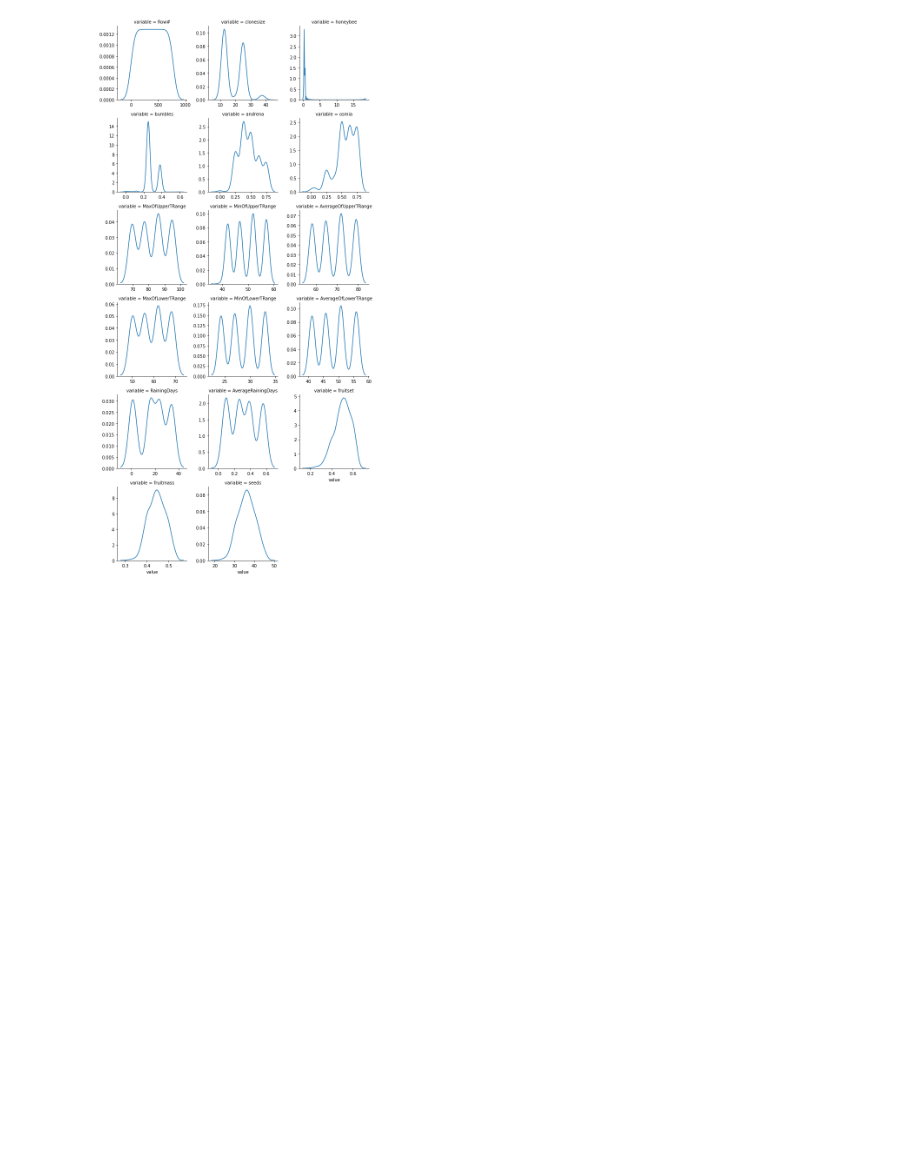
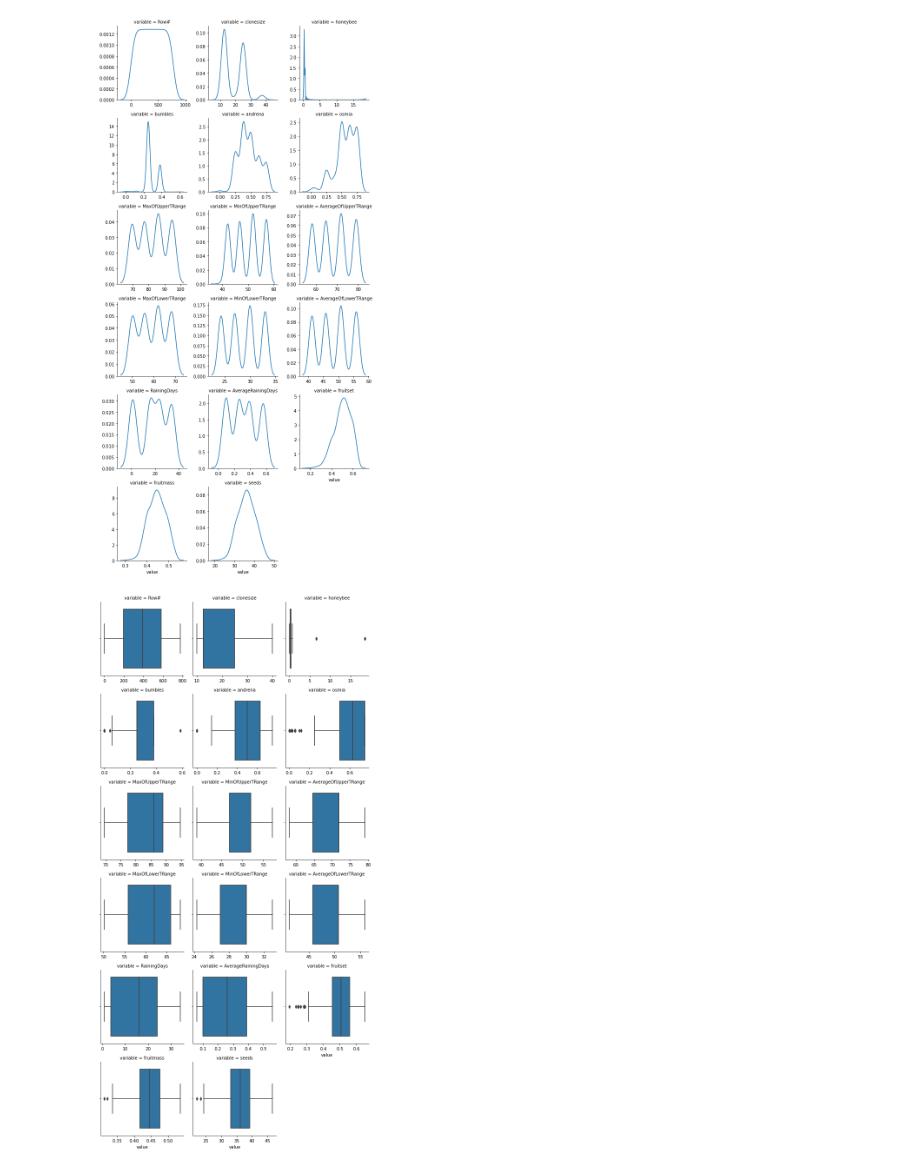
Before and after one commit to vedanthv/wild-blueberry-pollination-simulation-prediction, a Jupyter notebook: WildBlueBerryYieldPred.ipynb, the cells around one changed output. Saved outputs shown, nothing was run; the diff lists cells and outputs as text; code cells hidden in the pictures; blank space fills up the shorter version.

Commit message:
chore:box plot for yield v/s other features

```diff
--- a/WildBlueBerryYieldPred.ipynb
+++ b/WildBlueBerryYieldPred.ipynb
@@ -249,3 +249,12 @@ fig.map(sns.kdeplot,'value')
 plt.show()
 # %% [output]
 [figure]
+# %%
+unpivot = pd.melt(berry_data, berry_data.describe().columns[-1], berry_data.describe().columns[:-1])
+
+g = sns.FacetGrid(unpivot, col="variable", col_wrap=3, sharex=False, sharey=False)
+g.map(sns.boxplot, "value")
+
+plt.show()
+# %% [output]
+[figure, added]
```
